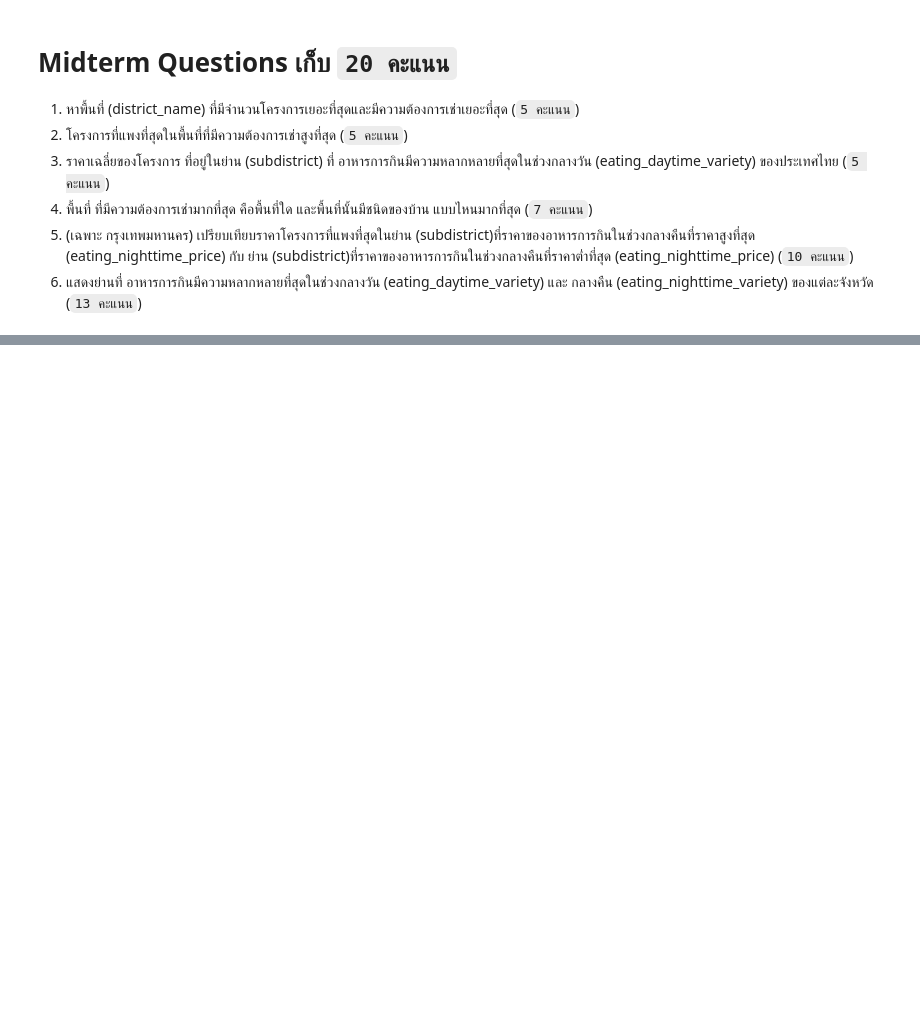
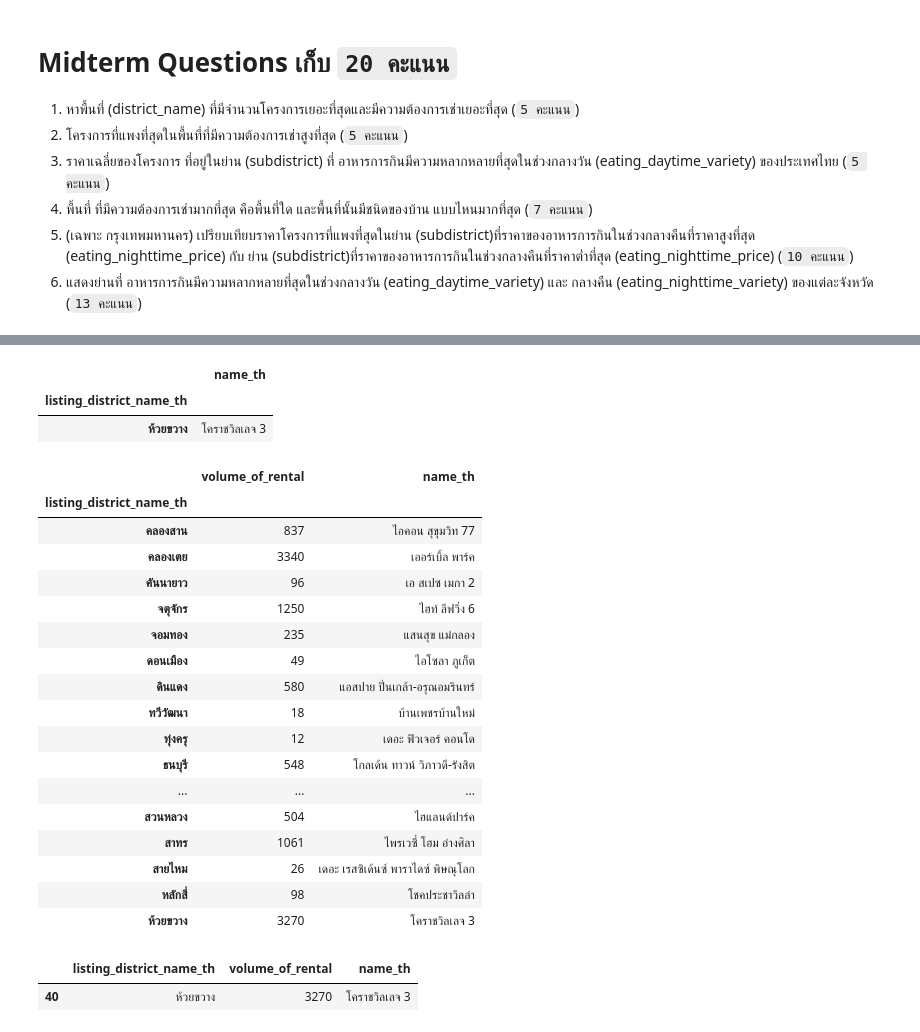
Before and after one commit to TungSoPon/BasicProg_DataViz65, a Jupyter notebook: midterm65.ipynb, the cells around one changed output, grey strips where cells are left out. Saved outputs shown, nothing was run; the diff lists cells and outputs as text; code cells hidden in the pictures; blank space fills up the shorter version.

```diff
--- a/midterm65.ipynb
+++ b/midterm65.ipynb
@@ -201,0 +162,29 @@ Ans2
+# %%
+data_1.groupby('listing_district_name_th')[['name_th']].max().sort_index(ascending=False)
+ans_1_1 = data_1.groupby('listing_district_name_th')[['name_th']].max().sort_index(ascending=False)
+ans_1_1.iloc[[0]]
+# %% [output]
+|  | name_th |
+| listing_district_name_th |  |
+| ห้วยขวาง | โคราชวิลเลจ 3 |
+# %%
+data_1.groupby('listing_district_name_th')[['volume_of_rental', 'name_th']].max()
+# %% [output]
+|  | volume_of_rental | name_th |
+| listing_district_name_th |  |  |
+| คลองสาน | 837 | ไอคอน สุขุมวิท 77 |
+| คลองเตย | 3340 | เออร์เบิ้ล พาร์ค |
+| คันนายาว | 96 | เอ สเปซ เมกา 2 |
+| จตุจักร | 1250 | ไฮท์ ลีฟวิ่ง 6 |
+| จอมทอง | 235 | แสนสุข แม่กลอง |
+| ดอนเมือง | 49 | ไอโซลา ภูเก็ต |
+| ดินแดง | 580 | แอสปาย ปิ่นเกล้า-อรุณอมรินทร์ |
+| ทวีวัฒนา | 18 | บ้านเพชรบ้านใหม่ |
+| ทุ่งครุ | 12 | เดอะ ฟิวเจอร์ คอนโด |
+| ธนบุรี | 548 | โกลเด้น ทาวน์ วิภาวดี-รังสิต |
+| ... | ... | ... |
+| สวนหลวง | 504 | ไฮแลนด์ปาร์ค |
+| สาทร | 1061 | ไพรเวซี่ โฮม อ่างศิลา |
+| สายไหม | 26 | เดอะ เรสซิเด้นซ์ พาราไดซ์ พิษณุโลก |
+| หลักสี่ | 98 | โชคประชาวิลล่า |
+| ห้วยขวาง | 3270 | โคราชวิลเลจ 3 |
@@ -201,0 +198,5 @@ Ans2
+# %%
+ans[(ans['listing_district_name_th']==row[1]['listing_district_name_th']) & (ans['volume_of_rental']==row[1]['volume_of_rental'])][['listing_district_name_th','volume_of_rental','name_th']]
+# %% [output]
+|  | listing_district_name_th | volume_of_rental | name_th |
+| 40 | ห้วยขวาง | 3270 | โคราชวิลเลจ 3 |
```
Also changed, not shown: parts of 29 cells of this notebook.
